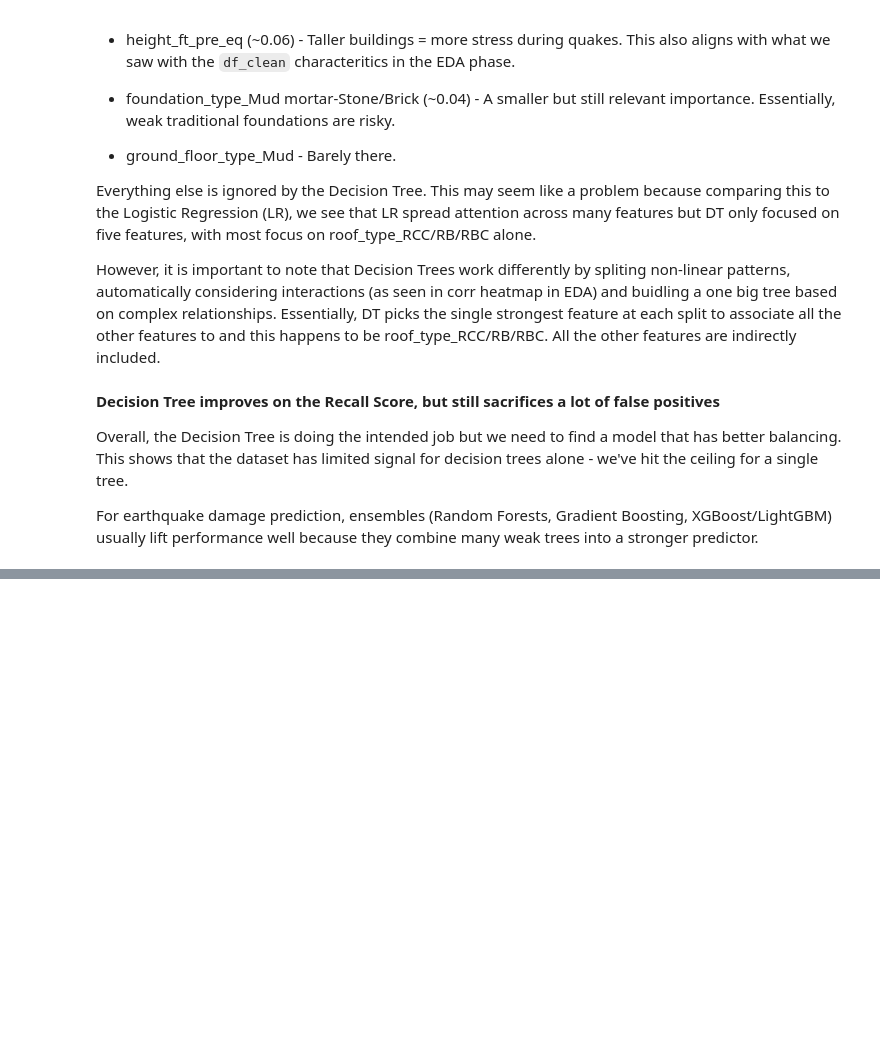
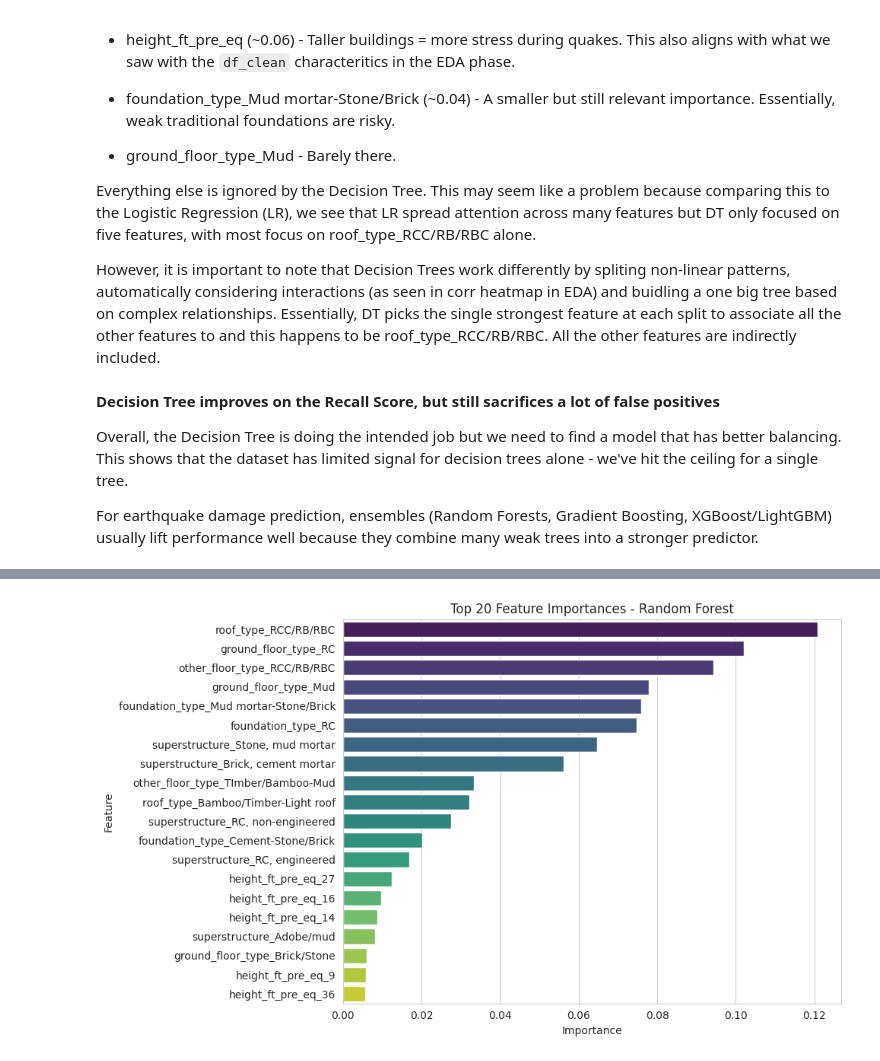
Before and after one commit to DominicNyabuto/Earthquake-Damage-Classification-Kavrepalanchok-Nepal, a Jupyter notebook: notebooks/codespace_earthquake-nepal-classification.ipynb, the cells around one changed output, grey strips where cells are left out. Cells and saved outputs as stored; diff of their text form; code cells hidden in the pictures; blank space fills up the shorter version.

```diff
--- a/notebooks/codespace_earthquake-nepal-classification.ipynb
+++ b/notebooks/codespace_earthquake-nepal-classification.ipynb
@@ -1318,0 +829,37 @@ interactive(children=(IntSlider(value=34, description='age_building', max=999),
+# %%
+# === Feature Importance Visualization for the Random Forest Model ===
+
+
+# Extract classifier and encoder from pipeline
+rf_clf = best_rf.named_steps['randomforestclassifier']
+rf_ohe = best_rf.named_steps['onehotencoder']
+
+# Get feature names after OneHotEncoding
+rf_feature_names = rf_ohe.get_feature_names_out()
+
+# Get feature importances
+rf_importances = rf_clf.feature_importances_
+
+# Put into DataFrame for easier handling
+rf_feat_imp_df = pd.DataFrame({
+    "Feature": rf_feature_names,
+    "Importance": rf_importances
+}).sort_values(by="Importance", ascending=False)
+
+# # Print top features
+# print(feat_imp_df.head(20))
+
+# Plot
+plt.figure(figsize=(10, 6))
+sns.barplot(
+    data= rf_feat_imp_df.head(20),
+    x="Importance", y="Feature",
+    palette="viridis"
+)
+plt.title("Top 20 Feature Importances - Random Forest")
+plt.xlabel("Importance")
+plt.ylabel("Feature")
+plt.tight_layout()
+plt.show()
+# %% [output]
+[figure, added]
```
Also changed, not shown: parts of 39 cells of this notebook, 10 other files.
